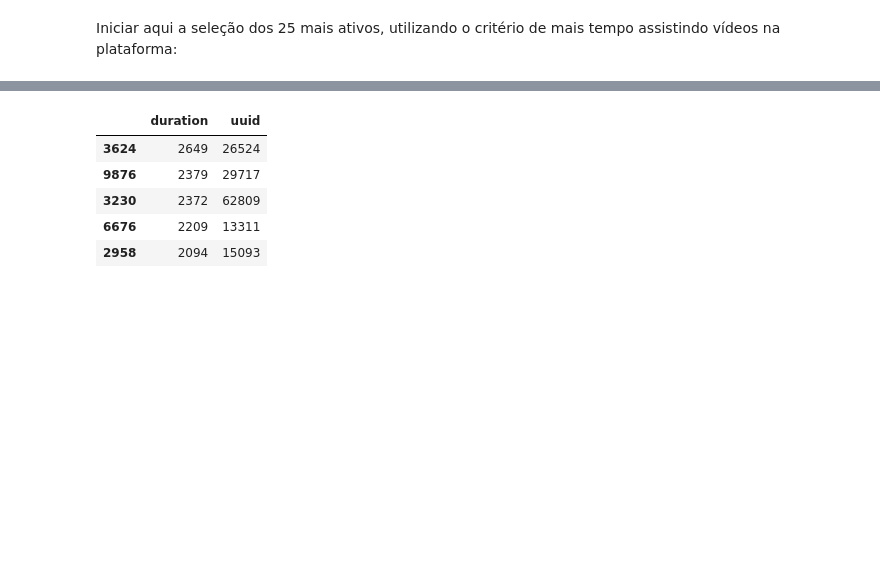
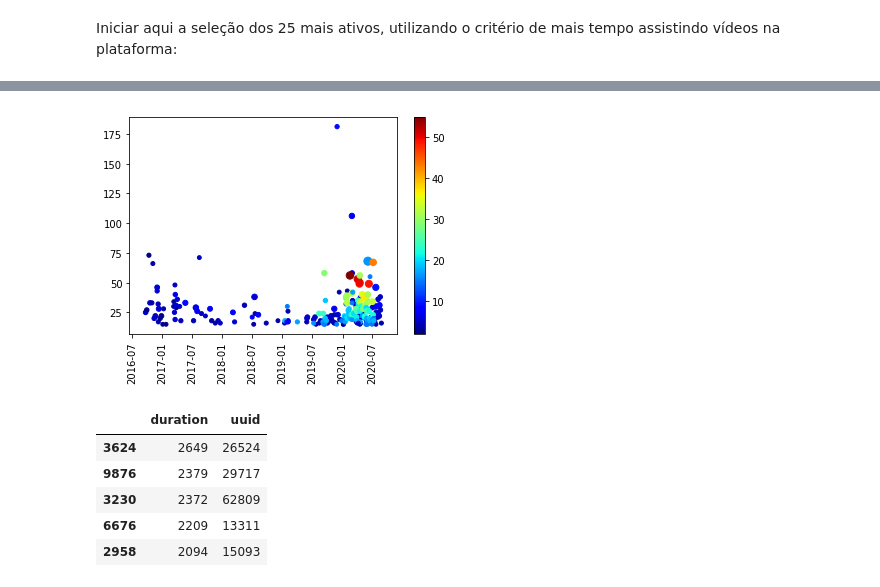
Before and after one commit to jo-nsc/distance-education-2020, a Jupyter notebook: analise_perfil_alunos.ipynb, the cells around one changed output, grey strips where cells are left out. Cells and saved outputs as stored; diff of their text form; code cells hidden in the pictures; blank space fills up the shorter version.

Commit message:
adicionada analise dos alunos que usam o forum

```diff
--- a/analise_perfil_alunos.ipynb
+++ b/analise_perfil_alunos.ipynb
@@ -14,0 +109,7 @@ Iniciar aqui a seleção dos 25 mais ativos, utilizando o critério de mais temp
+# %%
+logsEx = logs[logs['user_uuid'].isin(logsForum['user_uuid'])]
+logsEx.drop(['iterable_uuid'],axis=1,inplace=True)
+logsEx['somaEx'] = logsEx.groupby(['user_uuid','moment'])['kind'].transform('count')
+logsEx.drop_duplicates(subset=['user_uuid','moment'],inplace=True)
+logsEx.drop(['kind'],axis=1,inplace=True)
+logsEx.head()
@@ -14,0 +132,4 @@ Iniciar aqui a seleção dos 25 mais ativos, utilizando o critério de mais temp
+# %%
+teste = logsForum.merge(logsEx, left_on=['user_uuid','moment'], right_on=['user_uuid','moment'])
+teste = teste[teste['somaForum'] >= 15]
+teste.head()
@@ -14,0 +143,6 @@ Iniciar aqui a seleção dos 25 mais ativos, utilizando o critério de mais temp
+# %%
+activeYears = users[users['uuid'].isin(teste['user_uuid'])]
+createdDates= [pd.to_datetime(d) for d in activeYears['createdAt']]
+activeYears['yearsActive'] = [relativedelta(datetime.now(), d).years for d in createdDates]
+activeYears.drop(['createdAt','special_flagged'],axis=1,inplace=True)
+activeYears.head()
@@ -14,0 +161,5 @@ Iniciar aqui a seleção dos 25 mais ativos, utilizando o critério de mais temp
+# %%
+avgPosts = teste.merge(activeYears,left_on='user_uuid',right_on='uuid')
+avgPosts.drop(['uuid'],axis=1,inplace=True)
+avgPosts['avg'] = avgPosts['somaForum']/avgPosts['yearsActive']
+avgPosts.head()
@@ -15,3 +173,11 @@ Iniciar aqui a seleção dos 25 mais ativos, utilizando o critério de mais temp
+# %%
+dates= [pd.to_datetime(d) for d in avgPosts['moment']]
+plt.scatter(x=dates,y=avgPosts['somaEx'],c=avgPosts['avg'],s=avgPosts['somaForum'],cmap='jet')
+plt.xticks(rotation='vertical')
+plt.colorbar()
+plt.show()
+# %% [output]
+[figure, added]
 # %%
 timeWatched = tasks[['duration','uuid']]
 #remover 0 minutos (ruido)
```
Also changed, not shown: parts of 19 cells of this notebook.
